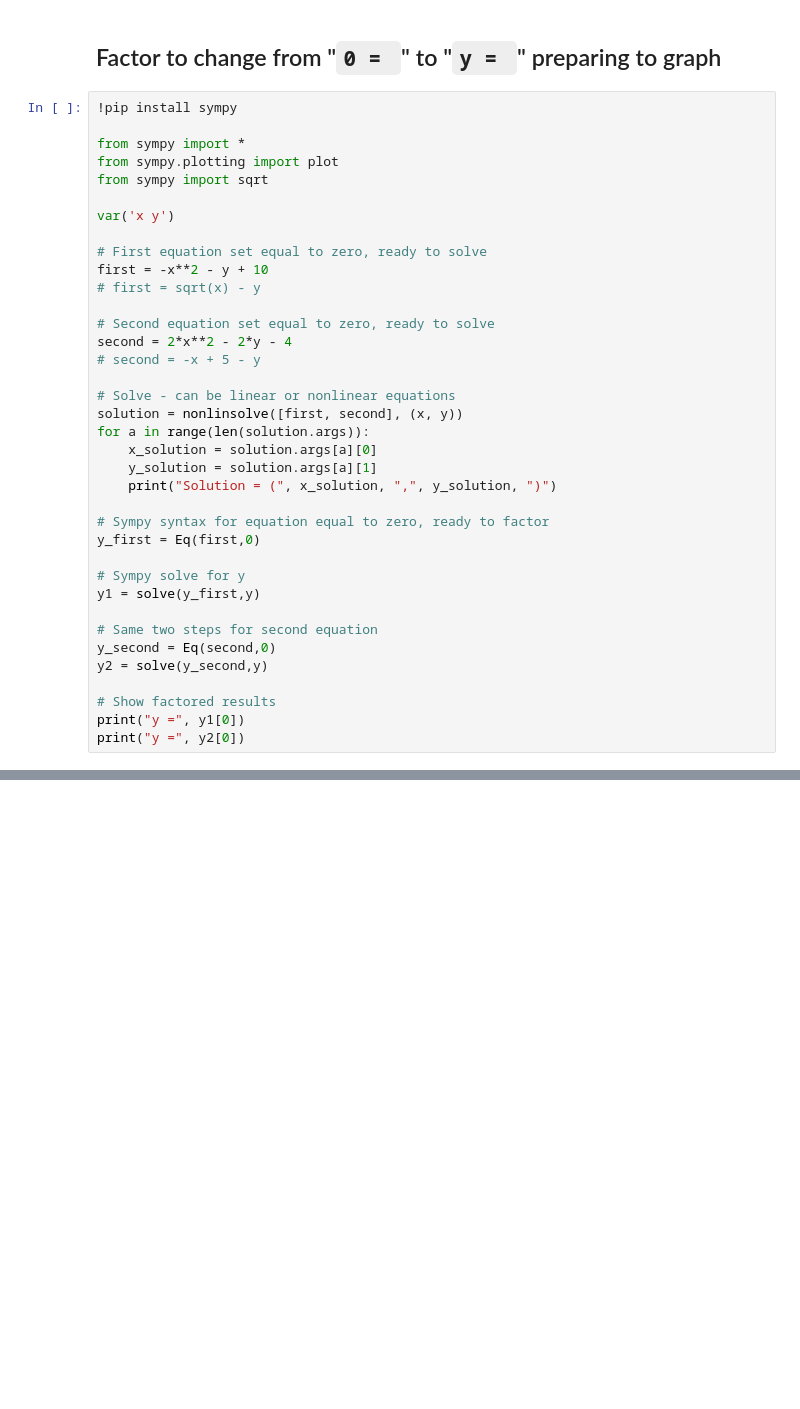
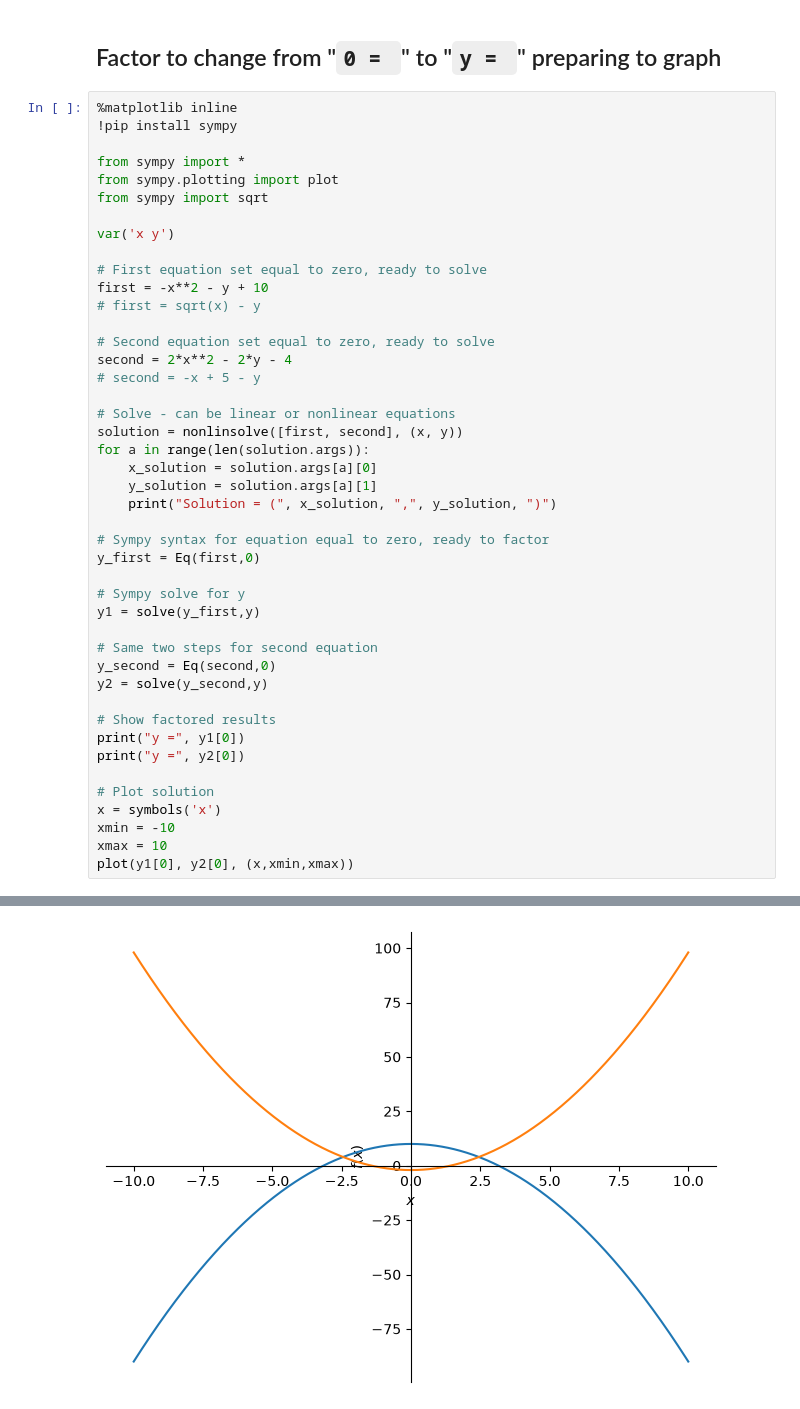
Before and after one commit to Supravisor/College_Algebra, a Jupyter notebook: 09_solve_systems_of_equations.ipynb, the cells around one changed output, grey strips where cells are left out. Drawn from its saved outputs; the diff is of its cells as text; blank space fills up the shorter version.

Commit message:
Plot solution

```diff
--- a/09_solve_systems_of_equations.ipynb
+++ b/09_solve_systems_of_equations.ipynb
@@ -49,6 +49,7 @@ Requirement already satisfied: mpmath<1.4,>=1.1.0 in /usr/local/python/3.14.2/li
 # %% [markdown]
 ## Factor to change from "`0 = `" to "`y = `" preparing to graph
 # %%
+%matplotlib inline
 !pip install sympy
 
 from sympy import *
@@ -65,30 +66,37 @@ first = -x**2 - y + 10
 second = 2*x**2 - 2*y - 4
 # second = -x + 5 - y
 
 # Solve - can be linear or nonlinear equations
 solution = nonlinsolve([first, second], (x, y))
 for a in range(len(solution.args)):
     x_solution = solution.args[a][0]
     y_solution = solution.args[a][1]
     print("Solution = (", x_solution, ",", y_solution, ")")
 
 # Sympy syntax for equation equal to zero, ready to factor
 y_first = Eq(first,0)
 
 # Sympy solve for y
 y1 = solve(y_first,y)
 
 # Same two steps for second equation
 y_second = Eq(second,0)
 y2 = solve(y_second,y)
 
 # Show factored results
 print("y =", y1[0])
 print("y =", y2[0])
+
+# Plot solution
+x = symbols('x')
+xmin = -10
+xmax = 10
+plot(y1[0], y2[0], (x,xmin,xmax))
 # %% [output]
 Requirement already satisfied: sympy in /usr/local/python/3.14.2/lib/python3.14/site-packages (1.14.0)
 Requirement already satisfied: mpmath<1.4,>=1.1.0 in /usr/local/python/3.14.2/lib/python3.14/site-packages (from sympy) (1.3.0)
 Solution = ( sqrt(6) , 4 )
 Solution = ( -sqrt(6) , 4 )
 y = 10 - x**2
 y = x**2 - 2
+[figure, added]
```
Also changed, not shown: parts of 1 cell of this notebook.
